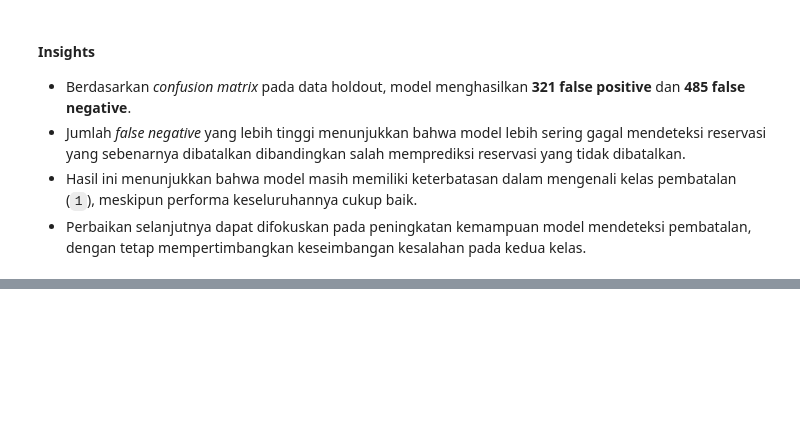
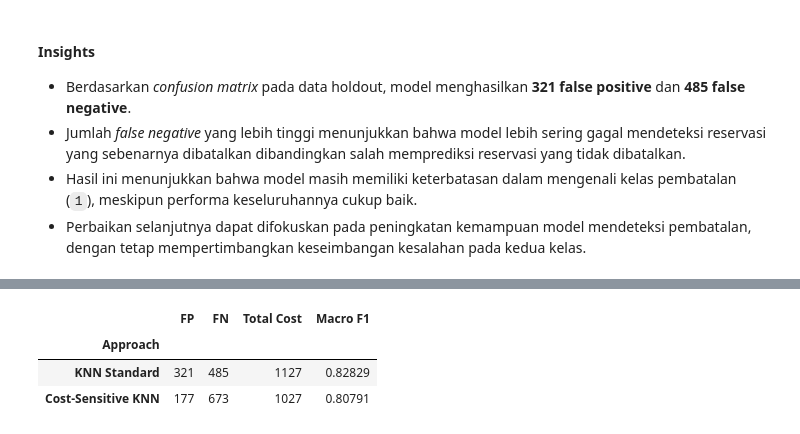
Before and after one commit to MAJIIDMN/IF3170_G04_TreeIsAllYouNeed, a Jupyter notebook: src/kaggle/knn_notebook.ipynb, the cells around one changed output, grey strips where cells are left out. Drawn from its saved outputs; the diff is of its cells as text; code cells hidden in the pictures; blank space fills up the shorter version.

Commit message:
feat: add bonus Cost-sensitive classification

```diff
--- a/src/kaggle/knn_notebook.ipynb
+++ b/src/kaggle/knn_notebook.ipynb
@@ -886,0 +917,90 @@ False negatives = 485
+# %%
+from sklearn.metrics import confusion_matrix, f1_score
+from algoritma.knn.knn import KNN
+
+bonus_root = next(
+    (path for path in [Path.cwd().resolve(), *Path.cwd().resolve().parents]
+     if (path / "src/kaggle/dataset/train.csv").exists()),
+    None
+)
+if bonus_root is None:
+    raise FileNotFoundError("Project dataset not found")
+
+sys.path.insert(0, str(bonus_root / "src"))
+
+bonus_tuning = pd.read_csv(bonus_root / "output/knn/tuning.csv")
+bonus_best = (
+    bonus_tuning[bonus_tuning["stage"] == "joint_tuning_cv5"]
+    .sort_values(["cv_macro_f1", "cv_f1_sd"], ascending=[False, True])
+    .iloc[0]
+)
+
+bonus_train = clean_training_data(
+    pd.read_csv(bonus_root / "src/kaggle/dataset/train.csv", dtype={"id": str})
+)
+bonus_y = bonus_train[TARGET].to_numpy(np.int8)
+
+bonus_dev, bonus_holdout = train_test_split(
+    np.arange(len(bonus_train)),
+    test_size=0.2,
+    random_state=42,
+    stratify=bonus_y
+)
+
+bonus_data = add_features(bonus_train)
+bonus_preprocessor = BookingPreprocessor().fit(bonus_data.iloc[bonus_dev])
+bonus_features = bonus_best["features"].split(";")
+
+bonus_X_dev = bonus_preprocessor.transform(
+    bonus_data.iloc[bonus_dev], bonus_features
+)
+bonus_X_holdout = bonus_preprocessor.transform(
+    bonus_data.iloc[bonus_holdout], bonus_features
+)
+
+bonus_model = KNN(
+    n_neighbors=int(bonus_best["k"]),
+    metric=bonus_best["metric"],
+    p=int(bonus_best["p"])
+).fit(bonus_X_dev, bonus_y[bonus_dev])
+
+cost_fp, cost_fn = 2, 1
+threshold = cost_fp / (cost_fp + cost_fn)
+
+positive_class = np.flatnonzero(bonus_model.classes_ == 1)[0]
+probability = bonus_model.predict_proba(bonus_X_holdout)[:, positive_class]
+
+predictions = {
+    "KNN Standard": bonus_model.predict(bonus_X_holdout),
+    "Cost-Sensitive KNN": (probability >= threshold).astype(np.int8)
+}
+
+comparison = []
+for approach, predicted in predictions.items():
+    tn, fp, fn, tp = confusion_matrix(
+        bonus_y[bonus_holdout], predicted, labels=[0, 1]
+    ).ravel()
+
+    comparison.append({
+        "Approach": approach,
+        "FP": int(fp),
+        "FN": int(fn),
+        "Total Cost": int(cost_fp * fp + cost_fn * fn),
+        "Macro F1": f1_score(
+            bonus_y[bonus_holdout], predicted, average="macro"
+        )
+    })
+
+comparison_df = pd.DataFrame(comparison).set_index("Approach")
+display(comparison_df.round(5))
+
+standard_cost = comparison_df.loc["KNN Standard", "Total Cost"]
+sensitive_cost = comparison_df.loc["Cost-Sensitive KNN", "Total Cost"]
+
+print(f"Decision threshold = {threshold:.4f}")
+print(f"Cost reduction = {(standard_cost - sensitive_cost) / standard_cost * 100:.2f}%")
+# %% [output]
+|  | FP | FN | Total Cost | Macro F1 |
+| Approach |  |  |  |  |
+| KNN Standard | 321 | 485 | 1127 | 0.82829 |
+| Cost-Sensitive KNN | 177 | 673 | 1027 | 0.80791 |
```
Also changed, not shown: parts of 4 cells of this notebook.
